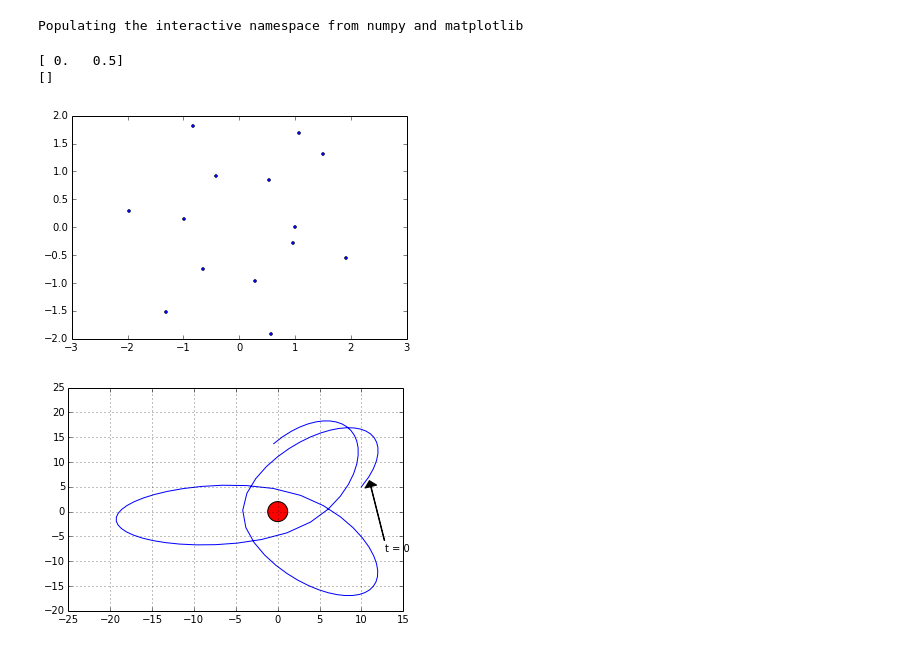
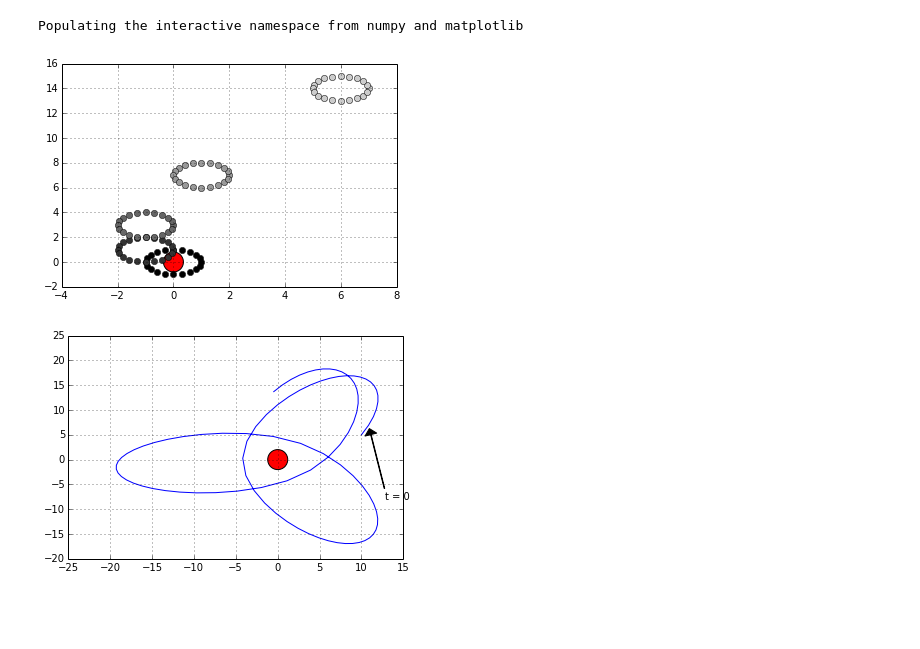
Before and after one commit to abardess/PHYS202-S14, a Jupyter notebook: MergingGalaxies.ipynb, the cells around one changed output. Saved outputs shown, nothing was run; the diff lists cells and outputs as text; code cells hidden in the pictures; blank space fills up the shorter version.

```diff
--- a/MergingGalaxies.ipynb
+++ b/MergingGalaxies.ipynb
@@ -74,18 +65,13 @@ def field_movement(star_field, t, a):
 # %%
-t = np.arange(0, 1, .5)
-f = create_star_field(1, 1, 1, 1)
-a = field_movement(f, t, 0)
-plt.ylim(-2, 2)
-plt.xlim(-2,2)
-plt.axis("equal")
+t = np.arange(0., 5., 1)
+sf = create_star_field(20, 1, -1, 1, 1, 1)
+field_movement(sf, t, 1)
 
-print t
-print a
+plt.scatter(0, 0, s=400, c = 'r')
+plt.grid()
 plt.show()
 # %% [output]
-[ 0.   0.5]
-[]
-[figure, old version]
+[figure, new version]
 # %%
 def rdot(r, R):
     G = 6.67384 * (10 ** 11) #m^3 kg^-1 s^-2
```
Also changed, not shown: parts of 2 cells of this notebook.
